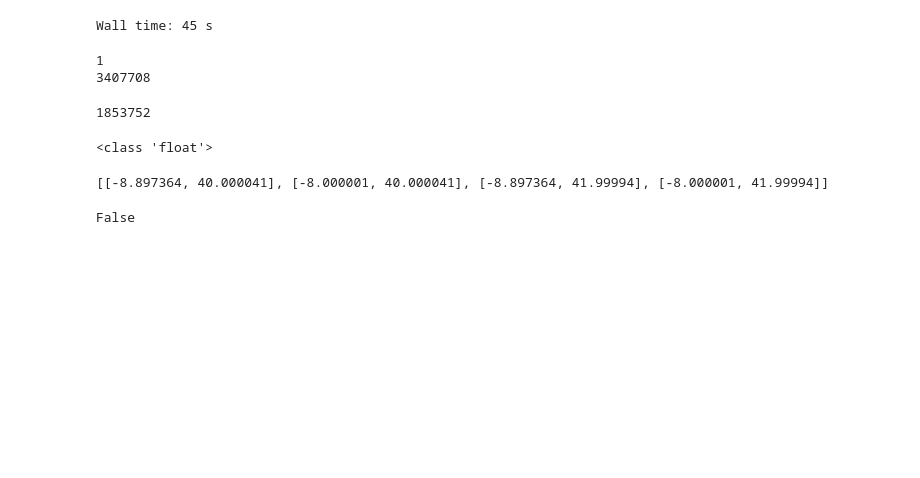
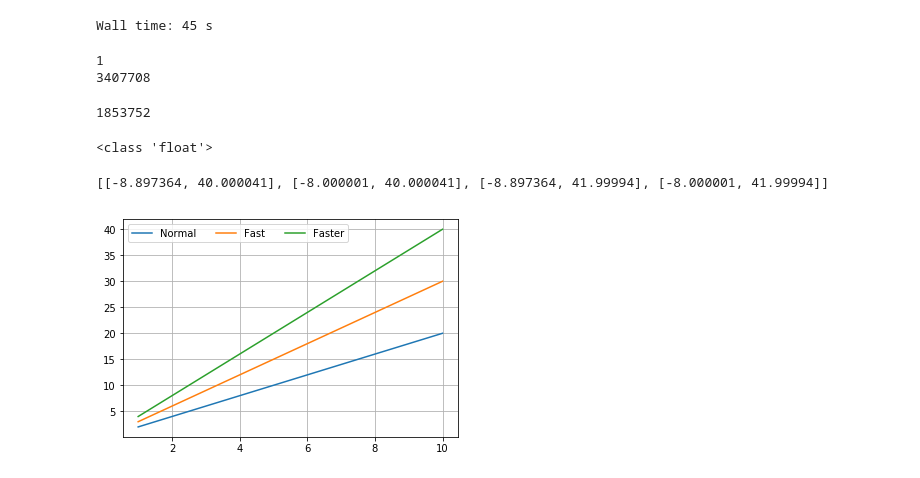
Before and after one commit to Natelu/Taxi_destination, a Jupyter notebook: data_prepration/one_hot_generation.ipynb, the cells around one changed output. Saved outputs shown, nothing was run; the diff lists cells and outputs as text; code cells hidden in the pictures; blank space fills up the shorter version.

```diff
--- a/data_prepration/one_hot_generation.ipynb
+++ b/data_prepration/one_hot_generation.ipynb
@@ -156,8 +247,26 @@ for i in lats:
 print(Global_Area)
 # %% [output]
 [[-8.897364, 40.000041], [-8.000001, 40.000041], [-8.897364, 41.99994], [-8.000001, 41.99994]]
-# %%
-test = 5
-print(0<test<5)
-# %% [output]
-False
+# %%
+import matplotlib.pyplot as plt
+import numpy as np
+
+x = np.arange(1,11,1)
+
+plt.plot(x,x*2, label='Normal')
+plt.plot(x,x*3, label='Fast')
+plt.plot(x,x*4, label='Faster')
+#此时并不会显示图例，必须执行下面的函数
+plt.legend(loc=0, ncol=3)
+#loc = 0 自适应，寻找最合适的，
+#loc = 1: right top
+#loc = 2: left top
+#loc = 3: left bottom
+#loc = 4: right bottom
+#ncol 分3列显示
+
+plt.grid(True)
+
+plt.show()
+# %% [output]
+[figure, added]
```
Also changed, not shown: parts of 8 cells of this notebook, 6 other files.
